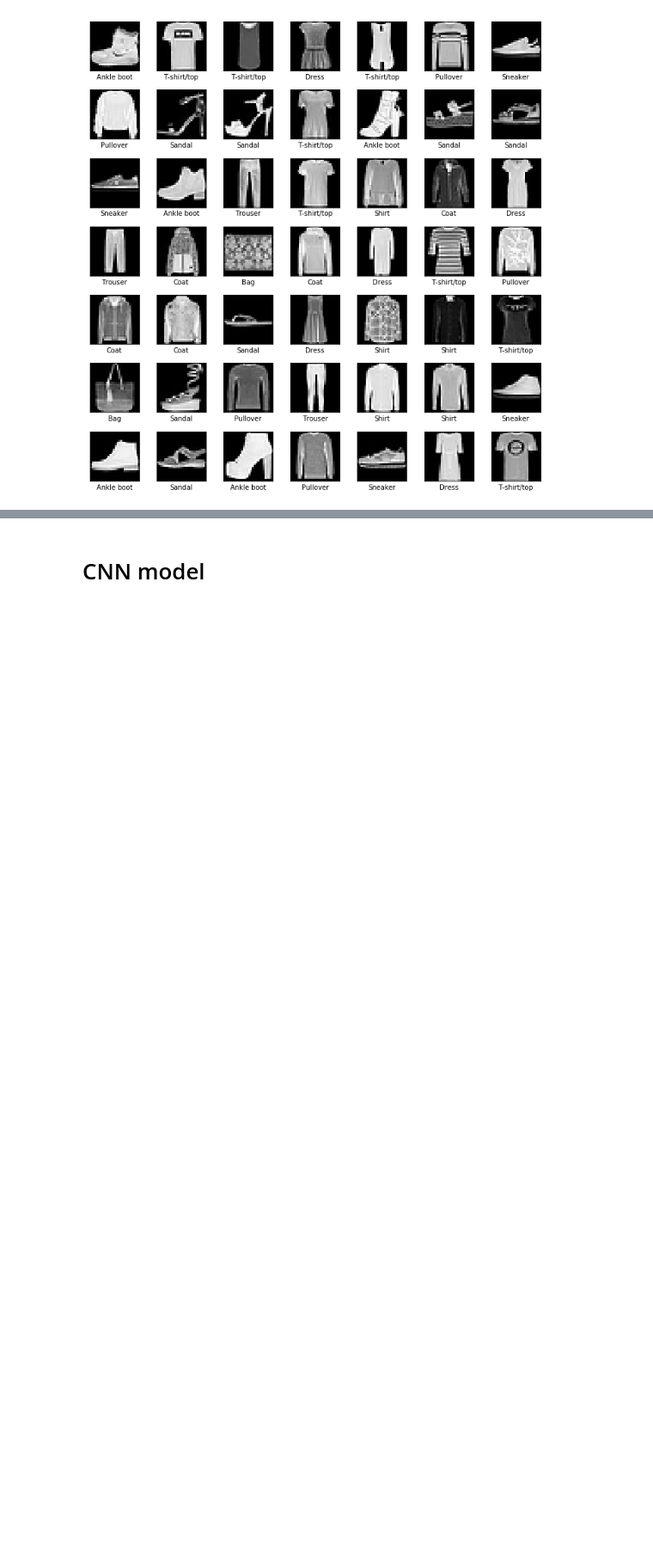
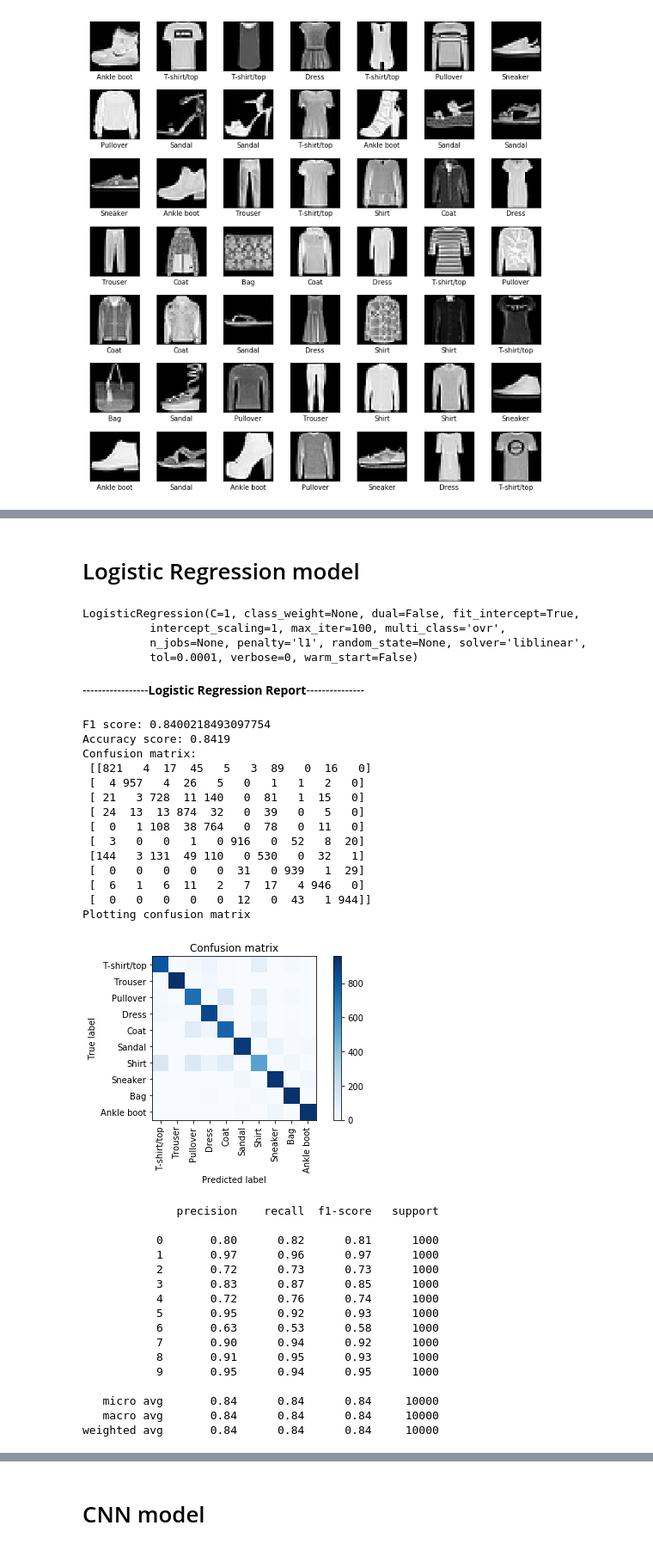
Before and after one commit to hgdangkhoi/Image-Classification-with-Fashion-MNIST-and-CIFAR-10, a Jupyter notebook: Image Classification with Fashion-MNIST and CIFAR-10.ipynb, the cells around one changed output, grey strips where cells are left out. Shown: that part at 86% size. Saved outputs shown, nothing was run; the diff lists cells and outputs as text; code cells hidden in the pictures; blank space fills up the shorter version.

```diff
--- a/Image Classification with Fashion-MNIST and CIFAR-10.ipynb
+++ b/Image Classification with Fashion-MNIST and CIFAR-10.ipynb
@@ -99,0 +220,61 @@ plt.show()
+# %% [markdown]
+# Logistic Regression model
+# %%
+from sklearn.linear_model import LogisticRegression
+
+logistic = LogisticRegression(C=1, solver='liblinear', multi_class='ovr', dual=False, penalty='l1')
+logistic.fit(x_train_pca, y_train)
+# %% [output]
+LogisticRegression(C=1, class_weight=None, dual=False, fit_intercept=True,
+          intercept_scaling=1, max_iter=100, multi_class='ovr',
+          n_jobs=None, penalty='l1', random_state=None, solver='liblinear',
+          tol=0.0001, verbose=0, warm_start=False)
+# %%
+y_pred_logistic = logistic.predict(x_test_pca)
+logistic_f1 = metrics.f1_score(y_test, y_pred_logistic, average= "weighted")
+logistic_accuracy = metrics.accuracy_score(y_test, y_pred_logistic)
+logistic_cm = metrics.confusion_matrix(y_test, y_pred_logistic)
+printmd("-----------------**Logistic Regression Report**---------------")
+print("F1 score: {}".format(logistic_f1))
+print("Accuracy score: {}".format(logistic_accuracy))
+print("Confusion matrix: \n", logistic_cm)
+print('Plotting confusion matrix')
+
+plt.figure()
+plot_confusion_matrix(logistic_cm, labelNames)
+plt.show()
+
+print(metrics.classification_report(y_test, y_pred_logistic))
+# %% [output]
+-----------------**Logistic Regression Report**---------------
+F1 score: 0.8400218493097754
+Accuracy score: 0.8419
+Confusion matrix:
+ [[821   4  17  45   5   3  89   0  16   0]
+ [  4 957   4  26   5   0   1   1   2   0]
+ [ 21   3 728  11 140   0  81   1  15   0]
+ [ 24  13  13 874  32   0  39   0   5   0]
+ [  0   1 108  38 764   0  78   0  11   0]
+ [  3   0   0   1   0 916   0  52   8  20]
+ [144   3 131  49 110   0 530   0  32   1]
+ [  0   0   0   0   0  31   0 939   1  29]
+ [  6   1   6  11   2   7  17   4 946   0]
+ [  0   0   0   0   0  12   0  43   1 944]]
+Plotting confusion matrix
+[figure, added]
+              precision    recall  f1-score   support
+
+           0       0.80      0.82      0.81      1000
+           1       0.97      0.96      0.97      1000
+           2       0.72      0.73      0.73      1000
+           3       0.83      0.87      0.85      1000
+           4       0.72      0.76      0.74      1000
+           5       0.95      0.92      0.93      1000
+           6       0.63      0.53      0.58      1000
+           7       0.90      0.94      0.92      1000
+           8       0.91      0.95      0.93      1000
+           9       0.95      0.94      0.95      1000
+
+   micro avg       0.84      0.84      0.84     10000
+   macro avg       0.84      0.84      0.84     10000
+weighted avg       0.84      0.84      0.84     10000
```
Also changed, not shown: parts of 38 cells of this notebook.
